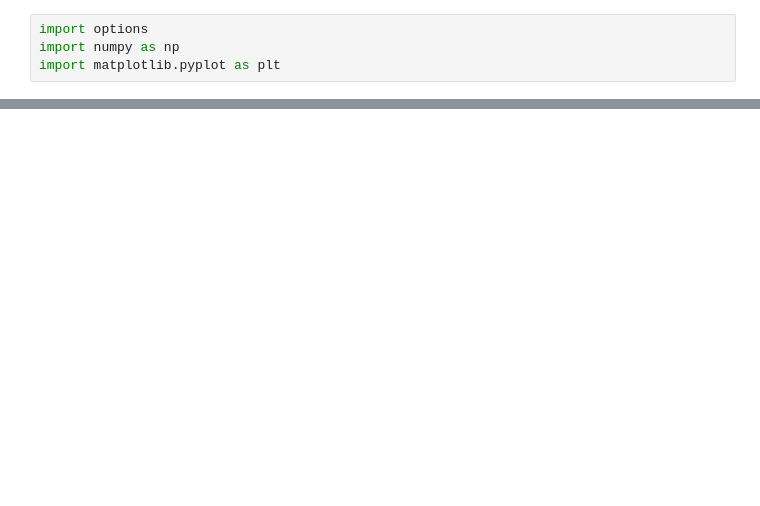
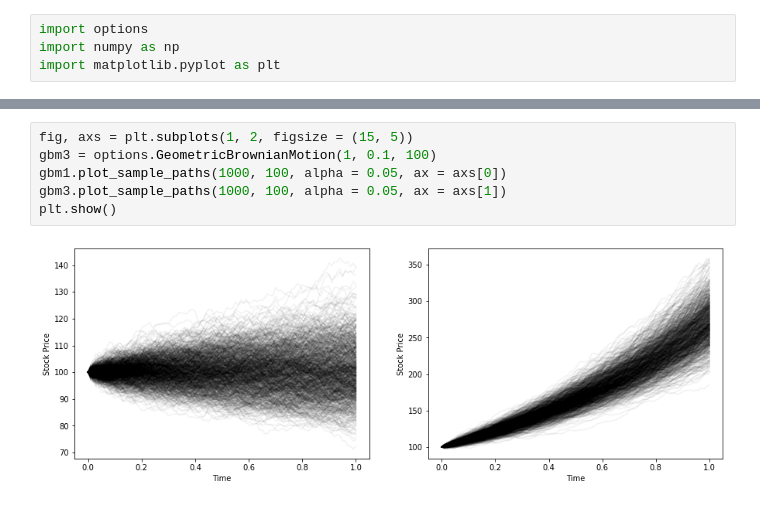
Before and after one commit to brennanmanning/Option-Pricing-Visualization, a Jupyter notebook: Example.ipynb, the cells around one changed output, grey strips where cells are left out. Saved outputs shown, nothing was run; the diff lists cells and outputs as text; blank space fills up the shorter version.

```diff
--- a/Example.ipynb
+++ b/Example.ipynb
@@ -11,0 +29,8 @@ fig = gbm.plot_sample_paths(1000, 100)
+# %%
+fig, axs = plt.subplots(1, 2, figsize = (15, 5))
+gbm3 = options.GeometricBrownianMotion(1, 0.1, 100)
+gbm1.plot_sample_paths(1000, 100, alpha = 0.05, ax = axs[0])
+gbm3.plot_sample_paths(1000, 100, alpha = 0.05, ax = axs[1])
+plt.show()
+# %% [output]
+[figure, added]
```
Also changed, not shown: parts of 29 cells of this notebook, 1 other file.
